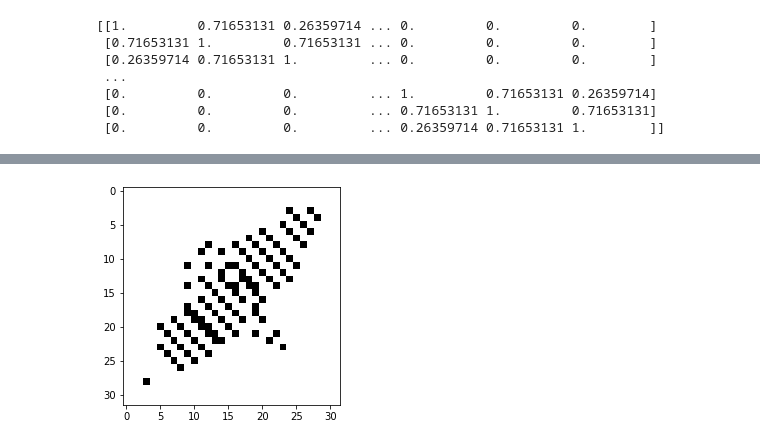
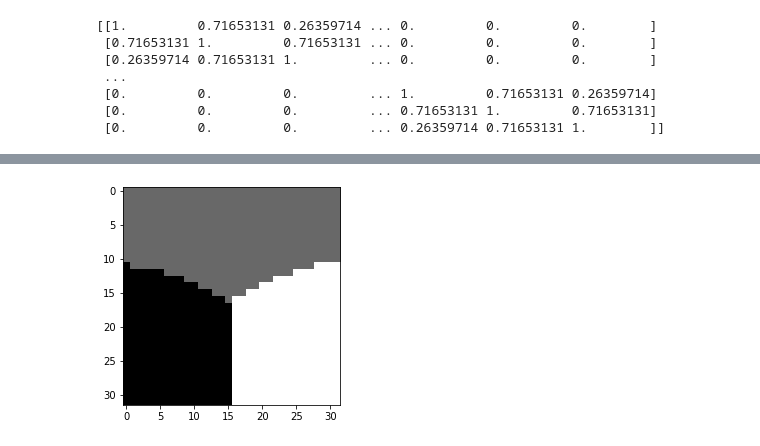
Before and after one commit to Ahmadsad/ID2211-Project, a Jupyter notebook: albin.ipynb, the cells around one changed output, grey strips where cells are left out. Cells and saved outputs as stored; diff of their text form; code cells hidden in the pictures.

```diff
--- a/albin.ipynb
+++ b/albin.ipynb
@@ -35,7 +38,7 @@ similarity_matrix = np.zeros((num_pixels,num_pixels),dtype=float)
 
 image_width = image.shape[0]
 
-max_distance = 2
+max_distance = 5
 
 sigma_distance = int(0.1 * image_width) # 10-20% of feature distance
 sigma_intensity = 102 # 10-20% of feature distance (-1024 <-> 1024)
@@ -69,14 +72,17 @@ print(similarity_matrix)
  [0.         0.         0.         ... 0.71653131 1.         0.71653131]
  [0.         0.         0.         ... 0.26359714 0.71653131 1.        ]]
 # %%
+# clustering following: https://changyaochen.github.io/spectral-clustering/
+graph_laplacian = scipy.sparse.csgraph.laplacian(similarity_matrix,normed=True)
+
 # get eigenvalues + vectors
-eigenvalues, eigenvectors = np.linalg.eig(similarity_matrix)
+eigenvalues, eigenvectors = np.linalg.eigh(graph_laplacian)
 
 ind = np.argsort(eigenvalues, axis=0)
 
 eigenvalues = eigenvalues[ind]
-eigenvectors = eigenvectors[:,ind] # TODO: Is this the eigenvectors that we want, or do we need to do it as they do in the paper???
+eigenvectors = eigenvectors[:,ind]
 
-plt.plot(eigenvalues[0:15])
+plt.plot(eigenvalues)
 # %% [output]
 [<matplotlib.lines.Line2D at 0x...>]
@@ -140,0 +90,15 @@ plt.plot(np.arange(eigenvector.shape[0]), np.full(eigenvector.shape[0],options[b
+# %%
+n_clusters = 3
+
+print(eigenvectors.shape)
+selected_eigenvectors = eigenvectors[:,:n_clusters]
+
+#selected_eigenvectors = sklearn.preprocessing.normalize(selected_eigenvectors, norm='l2', axis=1)
+
+# k-means
+clusters = sklearn.cluster.KMeans(n_clusters=n_clusters).fit(selected_eigenvectors)
+
+print(selected_eigenvectors.shape)
+plt.plot(selected_eigenvectors)
+plt.show()
+plt.plot(clusters.labels_)
@@ -141,14 +111,16 @@ plt.plot(np.arange(eigenvector.shape[0]), np.full(eigenvector.shape[0],options[b
 # %%
 # cluster => image
 
+colors = [-1024,-900,-720,-500,-250,0,250,500,720,900,1024]
+
 cluster_image = np.zeros(image.shape)
 
-for i in best_cut[2]:
+for i, l in enumerate(clusters.labels_):
     x = i % image_width
     y = int(i / image_width)
-    cluster_image[y,x] = 1024
+    cluster_image[y,x] = colors[l]
 
 # plot image
 plt.imshow(cluster_image, cmap='gray');
 # %% [output]
-[figure, old version]
+[figure, new version]
```
Also changed, not shown: parts of 4 cells of this notebook.
